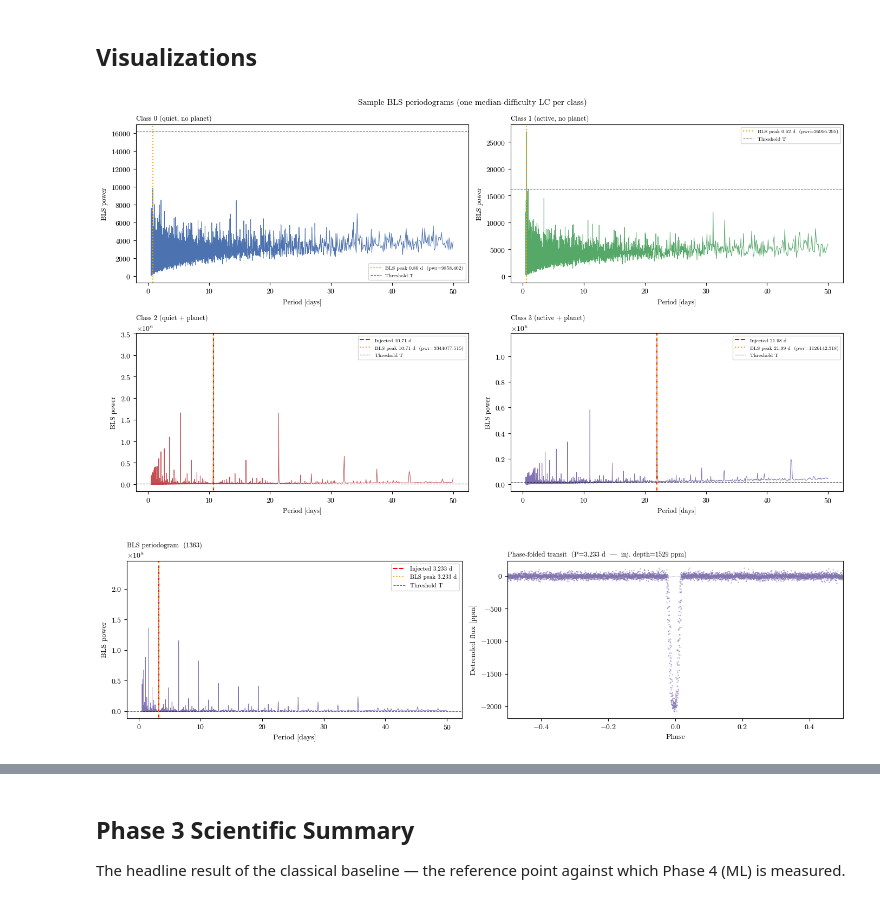
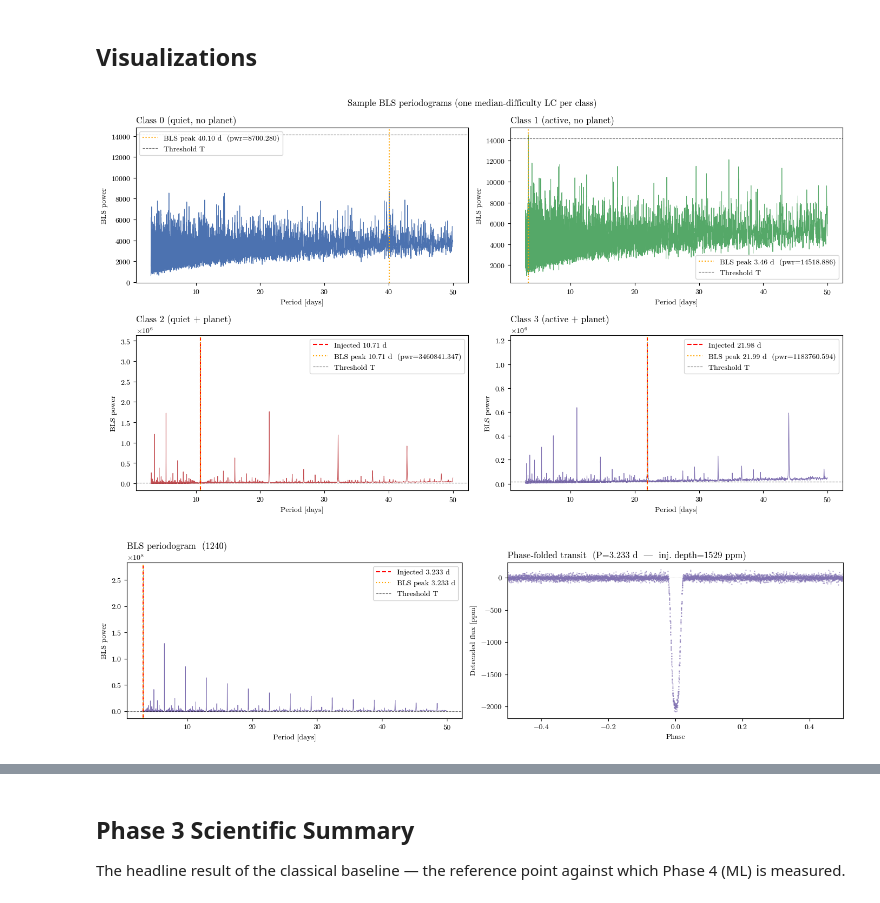
Before and after one commit to IsaacLP/Computational-Astrobiology, a Jupyter notebook: project/notebooks/phase3_bls_baseline.ipynb, the cells around one changed output, grey strips where cells are left out. Drawn from its saved outputs; the diff is of its cells as text; code cells hidden in the pictures.

```diff
--- a/project/notebooks/phase3_bls_baseline.ipynb
+++ b/project/notebooks/phase3_bls_baseline.ipynb
@@ -191,7 +191,7 @@ Detection threshold (95th-pct, Class 0): 16187.7669
 # %%
 logp = np.log10(bls_df["bls_power"].clip(lower=1))
 bins = np.linspace(logp.min(), logp.max(), 60)
-fig, ax = plt.subplots(figsize=(9, 4))
+fig, ax = plt.subplots(figsize=(10, 5))
 for cls in range(4):
     vals = np.log10(bls_df.loc[bls_df["label"]==cls,"bls_power"].clip(lower=1))
     ax.hist(vals, bins=bins, histtype="step", lw=2,
@@ -335,0 +485,16 @@ depth_tier  label
+# %%
+fig, ax = plt.subplots(figsize=(6, 6))
+for cls in (2, 3):
+    s = matched[matched["label"] == cls]
+    ax.scatter(s["transit_depth_ppm"], s["bls_depth_ppm"],
+               s=10, alpha=0.4, color=CLASS_COLORS[cls], label=CLASS_LABELS[cls])
+if len(matched):
+    dmax = matched["transit_depth_ppm"].max() * 1.05
+    ax.plot([0, dmax], [0, dmax], "k--", lw=1, label="1:1")
+    ax.set_xlim(0, dmax); ax.set_ylim(0, dmax)
+
+ax.set_xlabel("Injected depth [ppm]")
+ax.set_ylabel("BLS depth [ppm]")
+ax.legend()
+ax.set_title("Depth recovery")
+plt.show()
@@ -336,19 +503,18 @@ depth_tier  label
 # %% [markdown]
 ## Visualizations
 # %%
-def bls_for_plot(lc_idx):
-    """Re-run the full BLS pipeline for one LC; returns objects needed for plots."""
-    t_b, f_b = bin_lc(time_days, flux_all[lc_idx])
+def bls_for_plot(lc_pos):
+    """Re-run the full BLS pipeline for one LC by integer position; returns plot objects."""
+    t_b, f_b = bin_lc(time_days, flux_all[lc_pos])
     f_norm   = 1.0 + f_b / 1e4
     flat, _  = flatten(t_b, f_norm, method="biweight",
                        window_length=WINDOW_D, return_trend=True)
     f_det    = (flat - 1.0) * 1e4
-    freqs   = np.linspace(1/PERIOD_MAX, 1/PERIOD_MIN, N_PERIODS)
-    periods = 1 / freqs
-    bls  = BoxLeastSquares(t_b, f_det)
-    res  = bls.power(periods, DURATIONS_D, oversample=1, method="fast")
-
-    bi = int(np.argmax(res.power))
+    freqs    = np.linspace(1/PERIOD_MAX, 1/PERIOD_MIN, N_PERIODS)
+    periods  = 1 / freqs
+    bls      = BoxLeastSquares(t_b, f_det)
+    res      = bls.power(periods, DURATIONS_D, oversample=1, method="fast")
+    bi       = int(np.argmax(res.power))
     return t_b, f_det, res, bls, bi
 # %%
 # Pick one representative LC per class
@@ -365,53 +531,54 @@ for cls in range(4):
         med_d   = np.nanmedian(depths)
         pick    = cls_rows[np.nanargmin(np.abs(depths - med_d))]
     else:
         pick = cls_rows[0]
     example_idxs[cls] = int(pick)
 
 # Fig 2 — 2×2 grid of BLS periodograms (one per class)
 fig, axes = plt.subplots(2, 2, figsize=(14, 8))
 for cls, ax in zip(range(4), axes.flatten()):
     idx              = example_idxs[cls]
     t_b, f_det, res, bls, bi = bls_for_plot(idx)
     bp   = float(res.period[bi])
     bpow = float(res.power[bi])
 
     ax.plot(res.period, res.power, lw=0.7, color=CLASS_COLORS[cls])
 
     if cls in (2, 3):
         fid   = file_ids[idx]
         p_inj = meta.at[fid, "planet_period_days"] if fid in meta.index else None
         if p_inj:
             ax.axvline(p_inj, color="red", ls="--", lw=1.5,
                        label=f"Injected {p_inj:.2f} d")
     ax.axvline(bp, color="orange", ls=":", lw=1.5,
                label=f"BLS peak {bp:.2f} d  (pwr={bpow:.3f})")
     ax.axhline(THRESHOLD, color="k", ls="--", lw=0.8, alpha=0.6, label="Threshold T")
 
-    ax.set_xlabel("Period [days]", fontsize=9)
-    ax.set_ylabel("BLS power", fontsize=9)
-    ax.set_title(CLASS_LABELS[cls], fontsize=9, loc="left")
-    ax.legend(fontsize=7)
+    ax.set_xlabel("Period [days]")
+    ax.set_ylabel("BLS power")
+    ax.set_title(CLASS_LABELS[cls], loc="left")
+    ax.legend()
 
-fig.suptitle("Sample BLS periodograms (one median-difficulty LC per class)", fontsize=11)
+fig.suptitle("Sample BLS periodograms (one median-difficulty LC per class)")
 plt.tight_layout()
 plt.show()
 # %% [output]
-[figure, old version]
+[figure, new version]
 # %%
 # Best recovered Class 3 LC (highest BLS power among period-matched detections)
 rec3 = bls_df[(bls_df["label"] == 3) & bls_df["period_match"]]
 if rec3.empty:
     rec3 = bls_df[(bls_df["label"] == 3) & bls_df["above_threshold"]]
 
-best_lc = int(rec3["bls_power"].idxmax())
-t_b, f_det, res, bls, bi = bls_for_plot(best_lc)
+best_fid = rec3["bls_power"].idxmax()          # file_id string (the index label)
+row      = bls_df.loc[best_fid]                # label lookup
+
+t_b, f_det, res, bls, bi = bls_for_plot(best_fid)
 bp  = float(res.period[bi])
 bd  = float(res.duration[bi])
 bt0 = float(res.transit_time[bi])
 
-row   = bls_df.loc[best_lc]
-fid   = row["file_id"]
+fid   = best_fid                                # file_id is the index, not a column
 p_inj = float(row["planet_period_days"]) if not pd.isna(row.get("planet_period_days")) else None
 d_inj = float(row["transit_depth_ppm"])  if not pd.isna(row.get("transit_depth_ppm"))  else None
 
@@ -428,8 +595,8 @@ if p_inj:
 ax1.axvline(bp,    color="orange", ls=":",  lw=1.5, label=f"BLS peak {bp:.3f} d")
 ax1.axhline(THRESHOLD, color="k", ls="--", lw=0.8, alpha=0.6, label="Threshold T")
 ax1.set_xlabel("Period [days]"); ax1.set_ylabel("BLS power")
-ax1.set_title(f"BLS periodogram  ({fid})", fontsize=9, loc="left")
-ax1.legend(fontsize=8)
+ax1.set_title(f"BLS periodogram  ({fid})", loc="left")
+ax1.legend()
 
 # Phase-folded detrended LC
 ax2.plot(phase[srt], f_det[srt], ".", ms=1.5, alpha=0.5,
@@ -439,13 +606,13 @@ label_str = f"P={bp:.3f} d"
 if d_inj:
     label_str += f"  |  inj. depth={d_inj:.0f} ppm"
 ax2.set_xlabel("Phase"); ax2.set_ylabel("Detrended flux [ppm]")
-ax2.set_title(f"Phase-folded transit  ({label_str})", fontsize=9, loc="left")
+ax2.set_title(f"Phase-folded transit  ({label_str})", loc="left")
 ax2.set_xlim(-0.5, 0.5)
 
 plt.tight_layout()
 plt.show()
 # %% [output]
-[figure, old version]
+[figure, new version]
 # %%
 fig, (ax1, ax2, ax3) = plt.subplots(1, 3, figsize=(13, 5),sharey=True)
 
```
Also changed, not shown: parts of 19 cells of this notebook, 1 other file.
